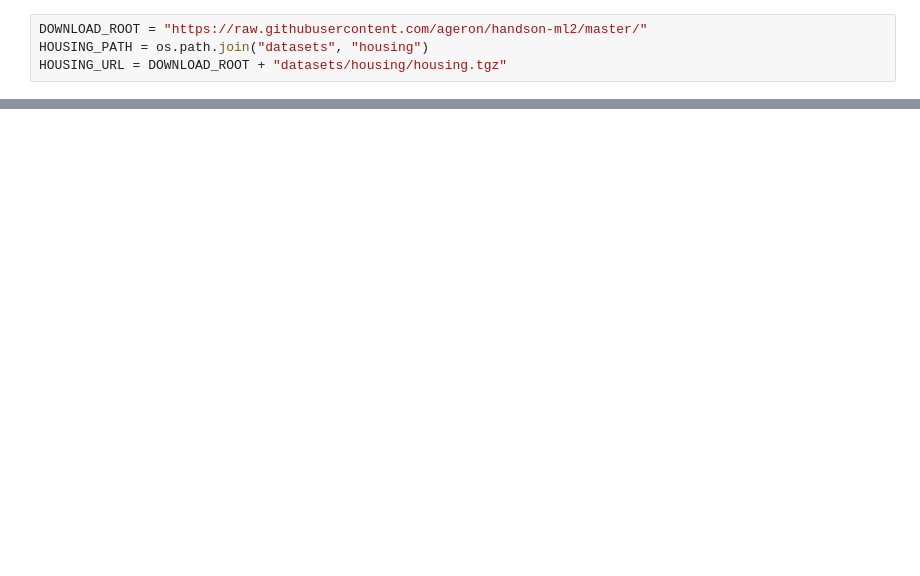
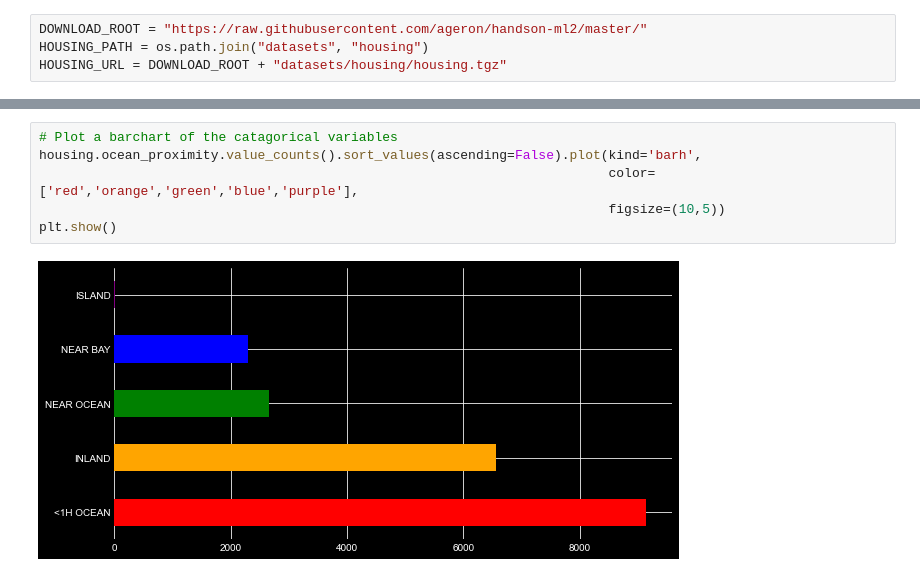
Before and after one commit to TobiAdeniyi/realestate-tracking-app, a Jupyter notebook: real_estate_proj.ipynb, the cells around one changed output, grey strips where cells are left out. Cells and saved outputs as stored; diff of their text form; blank space fills up the shorter version.

```diff
--- a/real_estate_proj.ipynb
+++ b/real_estate_proj.ipynb
@@ -34,0 +117,8 @@ housing.head()
+# %%
+# Plot a barchart of the catagorical variables
+housing.ocean_proximity.value_counts().sort_values(ascending=False).plot(kind='barh',
+                                                                         color=['red','orange','green','blue','purple'],
+                                                                         figsize=(10,5))
+plt.show()
+# %% [output]
+[figure, added]
```
Also changed, not shown: parts of 16 cells of this notebook.
